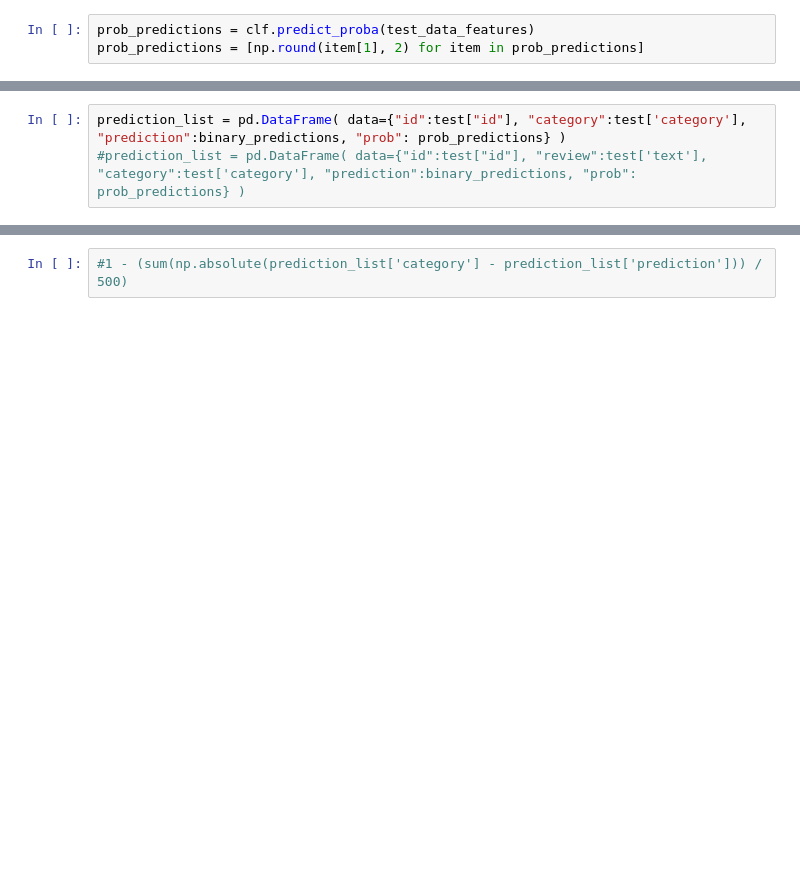
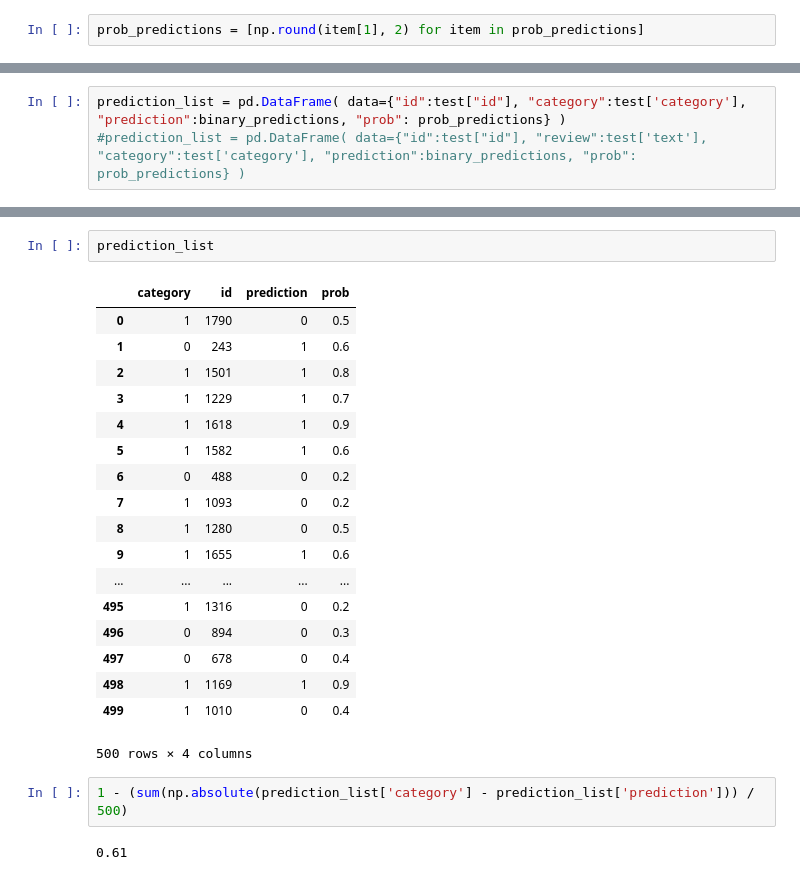
Before and after one commit to geoffswc/ML-Course-Notes, a Jupyter notebook: WalkThroughCode.ipynb, the cells around one changed output, grey strips where cells are left out. Saved outputs shown, nothing was run; the diff lists cells and outputs as text; blank space fills up the shorter version.

```diff
--- a/WalkThroughCode.ipynb
+++ b/WalkThroughCode.ipynb
@@ -149,3 +370,2 @@ array([0, 0, 0, ..., 0, 0, 0])
 # %%
-prob_predictions = clf.predict_proba(test_data_features)
 prob_predictions = [np.round(item[1], 2) for item in prob_predictions]
@@ -160,2 +389,25 @@ prediction_list = pd.DataFrame( data={"id":test["id"], "category":test['category
+# %%
+prediction_list
+# %% [output]
+|  | category | id | prediction | prob |
+| 0 | 1 | 1790 | 0 | 0.5 |
+| 1 | 0 | 243 | 1 | 0.6 |
+| 2 | 1 | 1501 | 1 | 0.8 |
+| 3 | 1 | 1229 | 1 | 0.7 |
+| 4 | 1 | 1618 | 1 | 0.9 |
+| 5 | 1 | 1582 | 1 | 0.6 |
+| 6 | 0 | 488 | 0 | 0.2 |
+| 7 | 1 | 1093 | 0 | 0.2 |
+| 8 | 1 | 1280 | 0 | 0.5 |
+| 9 | 1 | 1655 | 1 | 0.6 |
+| ... | ... | ... | ... | ... |
+| 495 | 1 | 1316 | 0 | 0.2 |
+| 496 | 0 | 894 | 0 | 0.3 |
+| 497 | 0 | 678 | 0 | 0.4 |
+| 498 | 1 | 1169 | 1 | 0.9 |
+| 499 | 1 | 1010 | 0 | 0.4 |
+500 rows × 4 columns
 # %%
-#1 - (sum(np.absolute(prediction_list['category'] - prediction_list['prediction'])) / 500)
+1 - (sum(np.absolute(prediction_list['category'] - prediction_list['prediction'])) / 500)
+# %% [output]
+0.61
```
Also changed, not shown: parts of 49 cells of this notebook.
